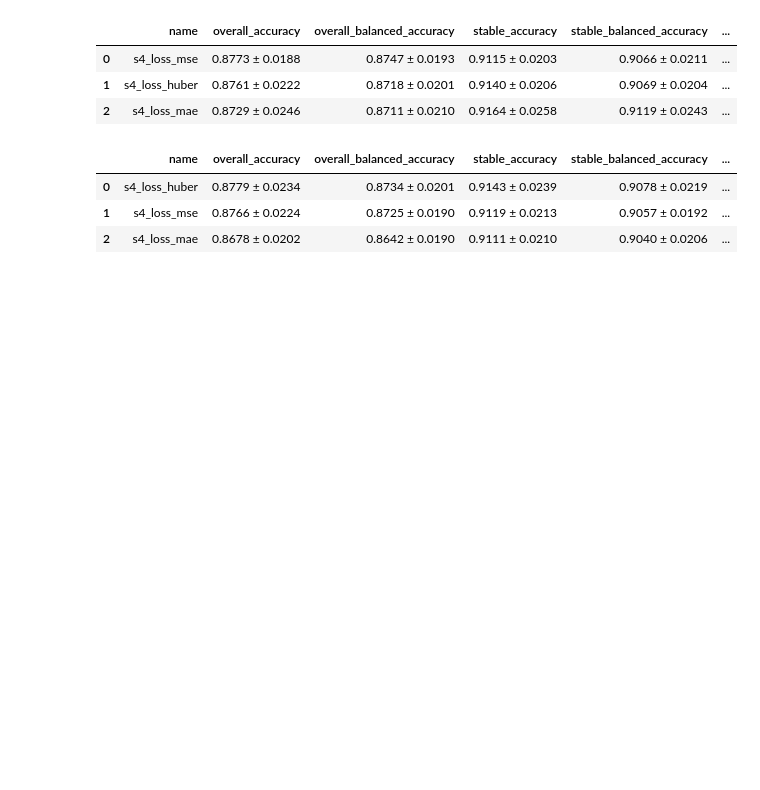
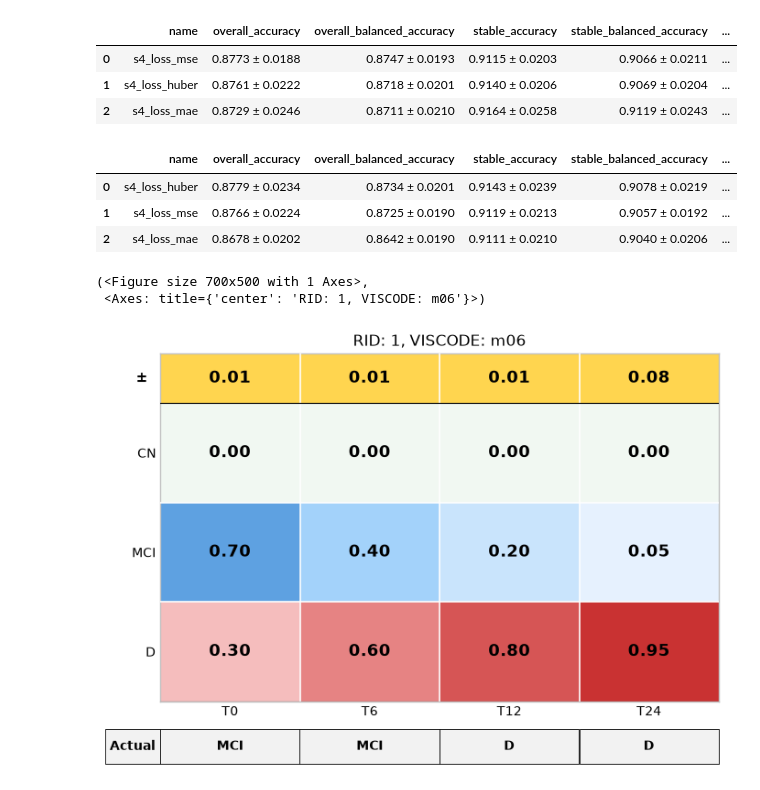
Before and after one commit to bipulsimkhada/AD_progression_visualization, a Jupyter notebook: analysis/loss.ipynb, the cells around one changed output. Saved outputs shown, nothing was run; the diff lists cells and outputs as text; code cells hidden in the pictures; blank space fills up the shorter version.

Commit message:
adpg visualizer

```diff
--- a/analysis/loss.ipynb
+++ b/analysis/loss.ipynb
@@ -70,3 +70,17 @@ df_loss_s4
 | 0 | s4_loss_huber | 0.8779 ± 0.0234 | 0.8734 ± 0.0201 | 0.9143 ± 0.0239 | 0.9078 ± 0.0219 | ... |
 | 1 | s4_loss_mse | 0.8766 ± 0.0224 | 0.8725 ± 0.0190 | 0.9119 ± 0.0213 | 0.9057 ± 0.0192 | ... |
 | 2 | s4_loss_mae | 0.8678 ± 0.0202 | 0.8642 ± 0.0190 | 0.9111 ± 0.0210 | 0.9040 ± 0.0206 | ... |
+# %%
+from visualizer.adpg import adpg_visualizer
+
+adpg_visualizer(
+    [[0,1,0],[0,1,0],[0,0,1],[0,0,1]],
+    [[0,0.7,0.3],[0,0.4,0.6],[0,0.2,0.8],[0,0.05,0.95]],
+    [[0,0.01,0],[0,0.015,0],[0,0,0.012],[0,0,0.081]],
+    1,
+    "m06"
+)
+# %% [output]
+(<Figure size 700x500 with 1 Axes>,
+ <Axes: title={'center': 'RID: 1, VISCODE: m06'}>)
+[figure, added]
```
Also changed, not shown: 5 other files.
